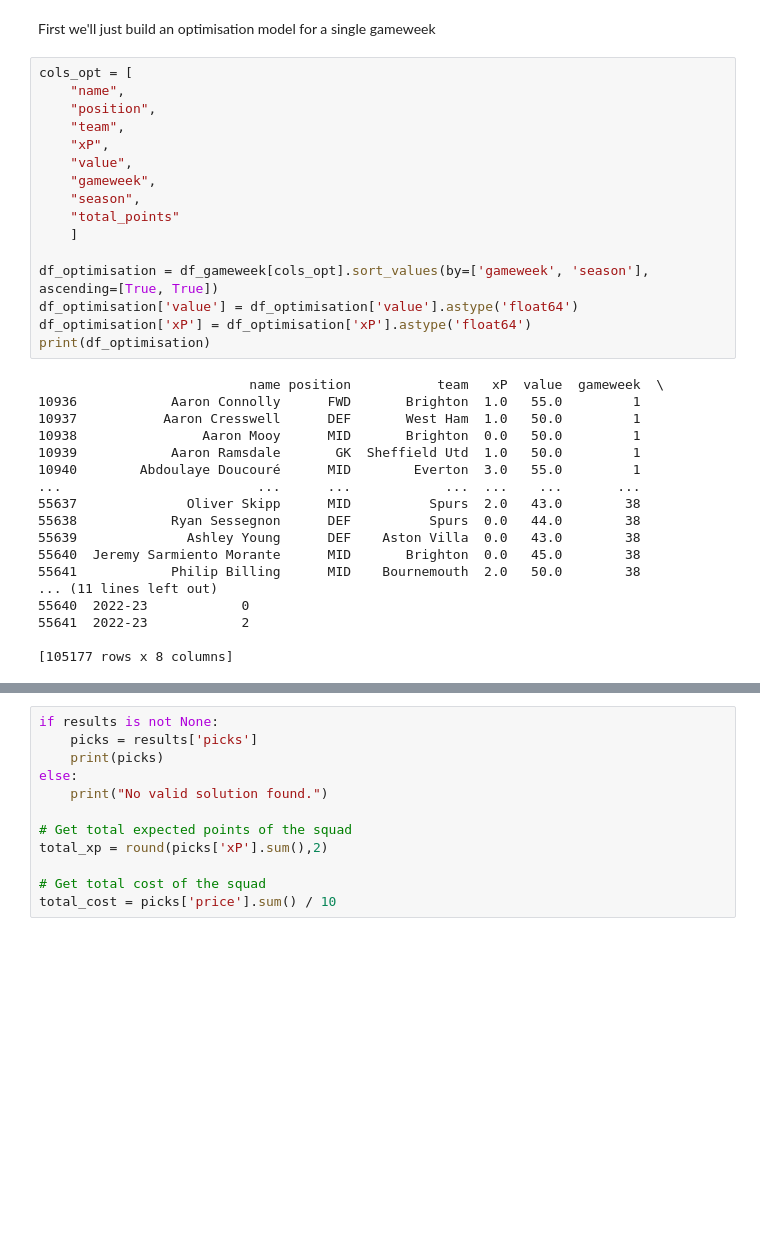
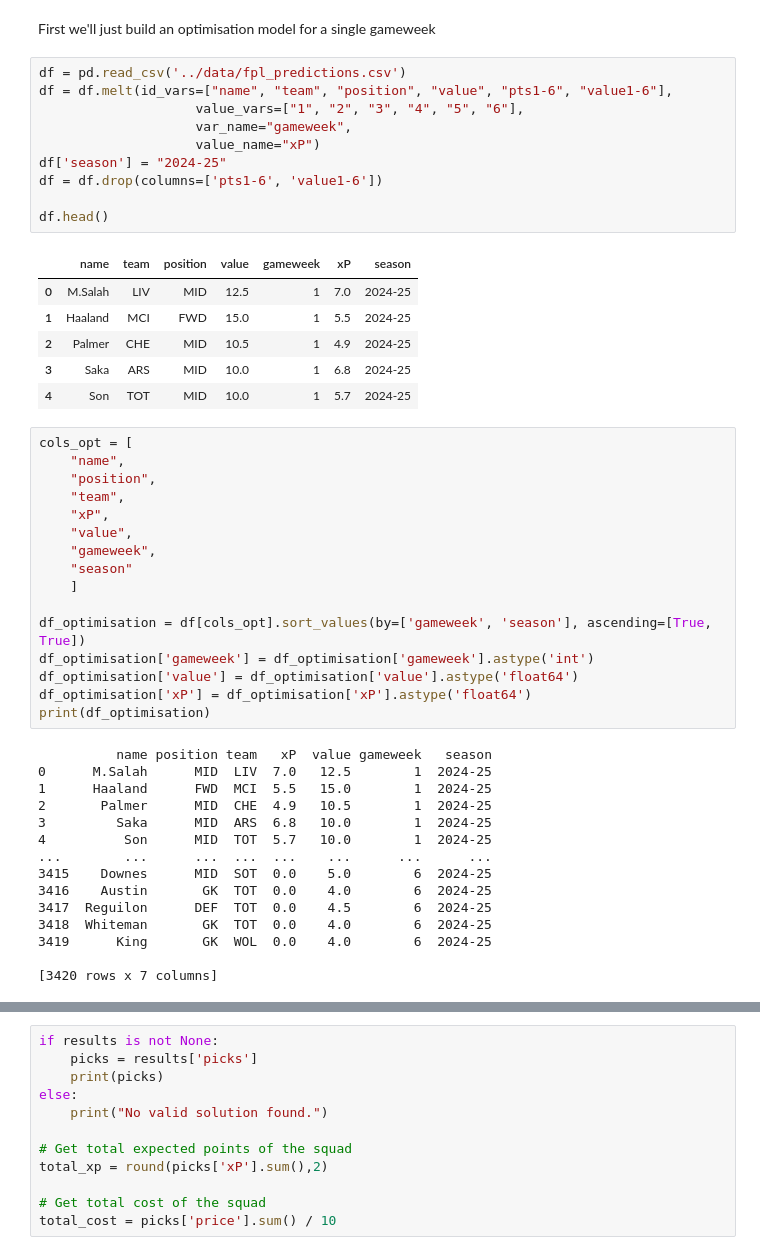
Before and after one commit to Dusoye/fantasyfootball, a Jupyter notebook: scr/fplprediction.ipynb, the cells around one changed output, grey strips where cells are left out. Cells and saved outputs as stored; diff of their text form; blank space fills up the shorter version.

Commit message:
add 24/25 predictions

```diff
--- a/scr/fplprediction.ipynb
+++ b/scr/fplprediction.ipynb
@@ -160,6 +164,23 @@ plot_mismap(df_gameweek)
 #### Single gameweek optimisation
 # %% [markdown]
 First we'll just build an optimisation model for a single gameweek
+# %%
+df = pd.read_csv('../data/fpl_predictions.csv')
+df = df.melt(id_vars=["name", "team", "position", "value", "pts1-6", "value1-6"],
+                    value_vars=["1", "2", "3", "4", "5", "6"],
+                    var_name="gameweek",
+                    value_name="xP")
+df['season'] = "2024-25"
+df = df.drop(columns=['pts1-6', 'value1-6'])
+
+df.head()
+# %% [output]
+|  | name | team | position | value | gameweek | xP | season |
+| 0 | M.Salah | LIV | MID | 12.5 | 1 | 7.0 | 2024-25 |
+| 1 | Haaland | MCI | FWD | 15.0 | 1 | 5.5 | 2024-25 |
+| 2 | Palmer | CHE | MID | 10.5 | 1 | 4.9 | 2024-25 |
+| 3 | Saka | ARS | MID | 10.0 | 1 | 6.8 | 2024-25 |
+| 4 | Son | TOT | MID | 10.0 | 1 | 5.7 | 2024-25 |
 # %%
 cols_opt = [
     "name",
@@ -168,32 +189,29 @@ cols_opt = [
     "xP",
     "value",
     "gameweek",
-    "season",
-    "total_points"
+    "season"
     ]
 
-df_optimisation = df_gameweek[cols_opt].sort_values(by=['gameweek', 'season'], ascending=[True, True])
+df_optimisation = df[cols_opt].sort_values(by=['gameweek', 'season'], ascending=[True, True])
+df_optimisation['gameweek'] = df_optimisation['gameweek'].astype('int')
 df_optimisation['value'] = df_optimisation['value'].astype('float64')
 df_optimisation['xP'] = df_optimisation['xP'].astype('float64')
 print(df_optimisation)
 # %% [output]
-                           name position           team   xP  value  gameweek  \
-10936            Aaron Connolly      FWD       Brighton  1.0   55.0         1
-10937           Aaron Cresswell      DEF       West Ham  1.0   50.0         1
-10938                Aaron Mooy      MID       Brighton  0.0   50.0         1
-10939            Aaron Ramsdale       GK  Sheffield Utd  1.0   50.0         1
-10940        Abdoulaye Doucouré      MID        Everton  3.0   55.0         1
-...                         ...      ...            ...  ...    ...       ...
-55637              Oliver Skipp      MID          Spurs  2.0   43.0        38
-55638            Ryan Sessegnon      DEF          Spurs  0.0   44.0        38
-55639              Ashley Young      DEF    Aston Villa  0.0   43.0        38
-55640  Jeremy Sarmiento Morante      MID       Brighton  0.0   45.0        38
-55641            Philip Billing      MID    Bournemouth  2.0   50.0        38
-... (11 lines left out)
-55640  2022-23            0
-55641  2022-23            2
+          name position team   xP  value gameweek   season
+0      M.Salah      MID  LIV  7.0   12.5        1  2024-25
+1      Haaland      FWD  MCI  5.5   15.0        1  2024-25
+2       Palmer      MID  CHE  4.9   10.5        1  2024-25
+3         Saka      MID  ARS  6.8   10.0        1  2024-25
+4          Son      MID  TOT  5.7   10.0        1  2024-25
+...        ...      ...  ...  ...    ...      ...      ...
+3415    Downes      MID  SOT  0.0    5.0        6  2024-25
+3416    Austin       GK  TOT  0.0    4.0        6  2024-25
+3417  Reguilon      DEF  TOT  0.0    4.5        6  2024-25
+3418  Whiteman       GK  TOT  0.0    4.0        6  2024-25
+3419      King       GK  WOL  0.0    4.0        6  2024-25
 
-[105177 rows x 8 columns]
+[3420 rows x 7 columns]
 # %%
 def solve_single_period_fpl(budget, data, gameweek, season):
     # Filter data for the specified gameweek and season
```
Also changed, not shown: parts of 7 cells of this notebook, 2 other files.
